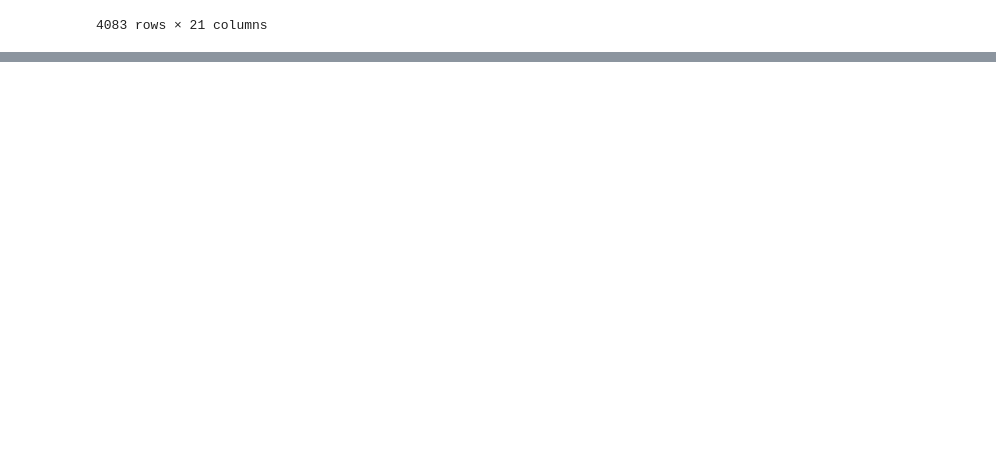
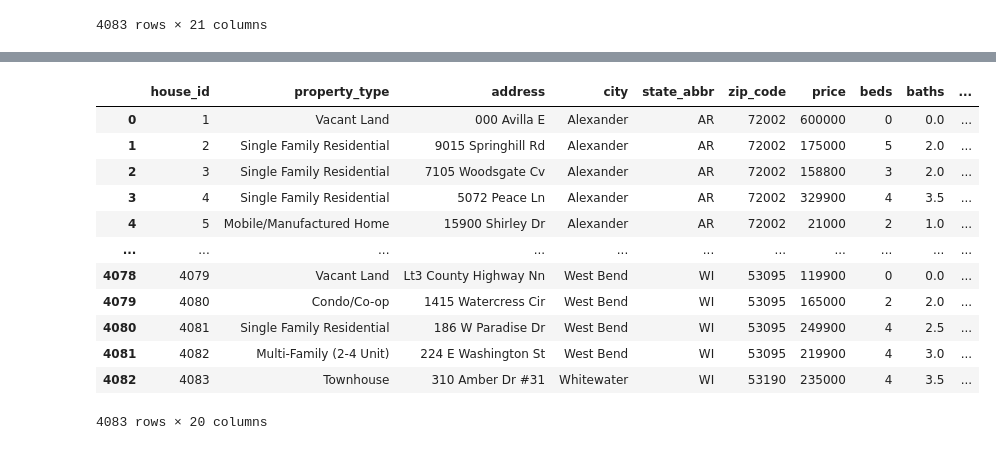
Before and after one commit to aaronrotman/house-finder, a Jupyter notebook: housing_combine_all.ipynb, the cells around one changed output, grey strips where cells are left out. Cells and saved outputs as stored; diff of their text form; code cells hidden in the pictures; blank space fills up the shorter version.

```diff
--- a/housing_combine_all.ipynb
+++ b/housing_combine_all.ipynb
@@ -251,0 +294,22 @@ housing_complete_drop
+# %%
+complete_housing_data = housing_complete_drop[['house_id','property_type','address',
+                                                'city','state_abbr','zip_code','price','beds','baths',
+                                                'square_feet','lot_size','year_built','hoa_permonth',
+                                                'population','pop_cat','min_temp','max_temp',
+                                                'latitude','longitude','url']]
+# %%
+complete_housing_data
+# %% [output]
+|  | house_id | property_type | address | city | state_abbr | zip_code | price | beds | baths | ... |
+| 0 | 1 | Vacant Land | 000 Avilla E | Alexander | AR | 72002 | 600000 | 0 | 0.0 | ... |
+| 1 | 2 | Single Family Residential | 9015 Springhill Rd | Alexander | AR | 72002 | 175000 | 5 | 2.0 | ... |
+| 2 | 3 | Single Family Residential | 7105 Woodsgate Cv | Alexander | AR | 72002 | 158800 | 3 | 2.0 | ... |
+| 3 | 4 | Single Family Residential | 5072 Peace Ln | Alexander | AR | 72002 | 329900 | 4 | 3.5 | ... |
+| 4 | 5 | Mobile/Manufactured Home | 15900 Shirley Dr | Alexander | AR | 72002 | 21000 | 2 | 1.0 | ... |
+| ... | ... | ... | ... | ... | ... | ... | ... | ... | ... | ... |
+| 4078 | 4079 | Vacant Land | Lt3 County Highway Nn | West Bend | WI | 53095 | 119900 | 0 | 0.0 | ... |
+| 4079 | 4080 | Condo/Co-op | 1415 Watercress Cir | West Bend | WI | 53095 | 165000 | 2 | 2.0 | ... |
+| 4080 | 4081 | Single Family Residential | 186 W Paradise Dr | West Bend | WI | 53095 | 249900 | 4 | 2.5 | ... |
+| 4081 | 4082 | Multi-Family (2-4 Unit) | 224 E Washington St | West Bend | WI | 53095 | 219900 | 4 | 3.0 | ... |
+| 4082 | 4083 | Townhouse | 310 Amber Dr #31 | Whitewater | WI | 53190 | 235000 | 4 | 3.5 | ... |
+4083 rows × 20 columns
```
Also changed, not shown: parts of 8 cells of this notebook, 2 other files.
